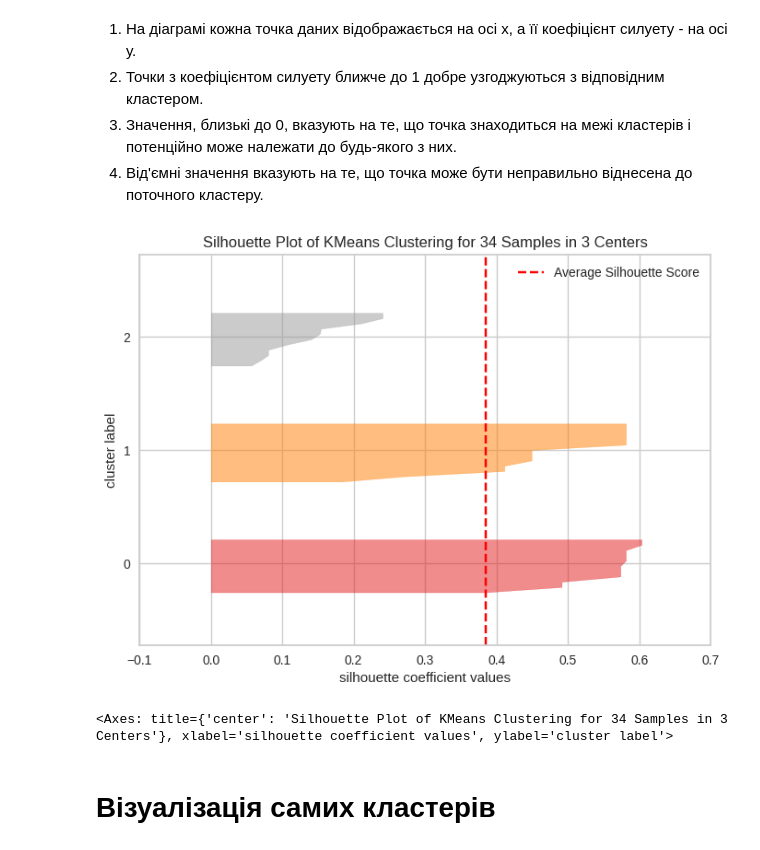
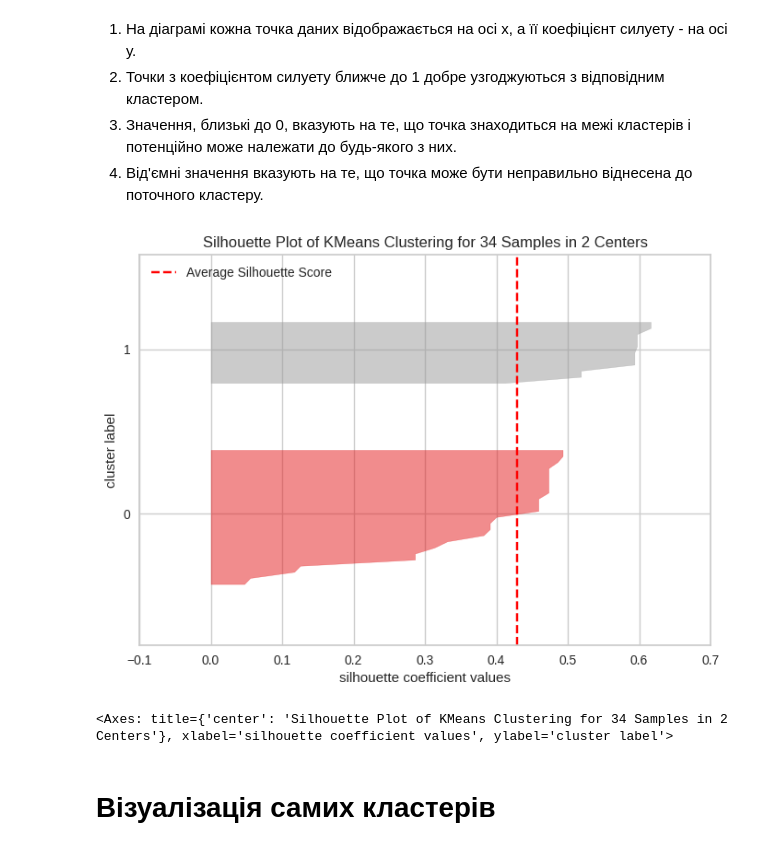
Before and after one commit to HalyshAnton/IT-Step-Pyton-AI, a Jupyter notebook: module7/Clustering.ipynb, the cells around one changed output. Drawn from its saved outputs; the diff is of its cells as text; code cells hidden in the pictures.

```diff
--- a/module7/Clustering.ipynb
+++ b/module7/Clustering.ipynb
@@ -147,13 +147,12 @@ visualizer.show()
 # %%
 from yellowbrick.cluster import SilhouetteVisualizer
 
-
-visualizer = SilhouetteVisualizer(KMeans(3))
+visualizer = SilhouetteVisualizer(KMeans(2))
 visualizer.fit(data)
 visualizer.show()
 # %% [output]
-[figure, old version]
+[figure, new version]
-<Axes: title={'center': 'Silhouette Plot of KMeans Clustering for 34 Samples in 3 Centers'}, xlabel='silhouette coefficient values', ylabel='cluster label'>
+<Axes: title={'center': 'Silhouette Plot of KMeans Clustering for 34 Samples in 2 Centers'}, xlabel='silhouette coefficient values', ylabel='cluster label'>
 # %% [markdown]
 # Візуалізація самих кластерів
 # %%
```
Also changed, not shown: parts of 6 cells of this notebook.
